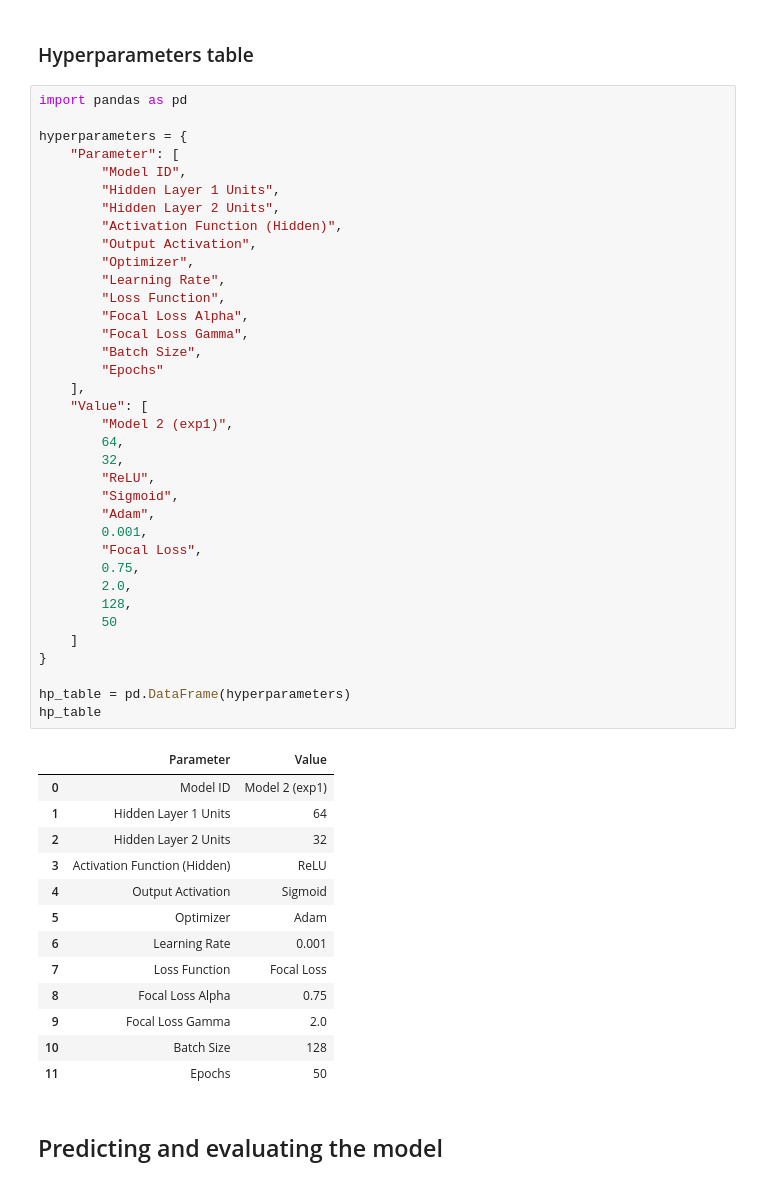
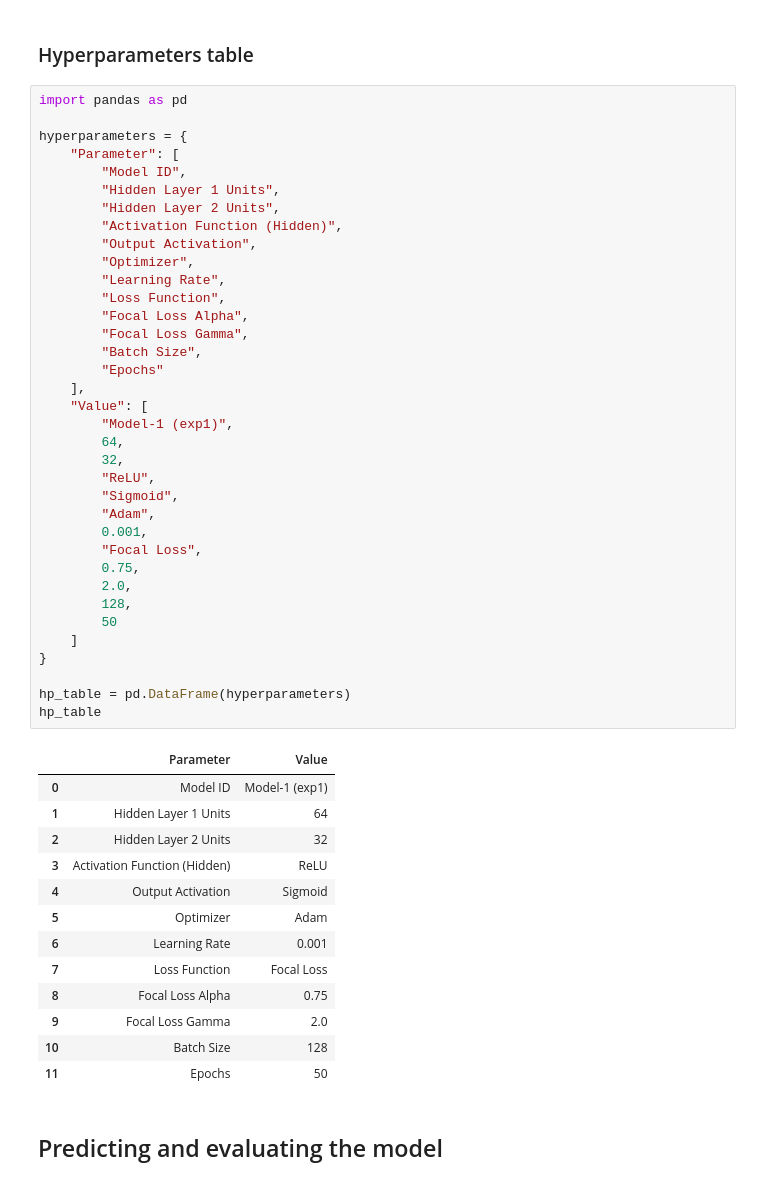
Before and after one commit to mniabedii/AI-FinalProject-5thG, a Jupyter notebook: notebooks/experiments/model-1/churn_model_1_exp_1.ipynb, the cells around one changed output. Cells and saved outputs as stored; diff of their text form.

```diff
--- a/notebooks/experiments/model-1/churn_model_1_exp_1.ipynb
+++ b/notebooks/experiments/model-1/churn_model_1_exp_1.ipynb
@@ -286,35 +286,35 @@ hyperparameters = {
         "Hidden Layer 2 Units",
         "Activation Function (Hidden)",
         "Output Activation",
         "Optimizer",
         "Learning Rate",
         "Loss Function",
         "Focal Loss Alpha",
         "Focal Loss Gamma",
         "Batch Size",
         "Epochs"
     ],
     "Value": [
-        "Model 2 (exp1)",
+        "Model-1 (exp1)",
         64,
         32,
         "ReLU",
         "Sigmoid",
         "Adam",
         0.001,
         "Focal Loss",
         0.75,
         2.0,
         128,
         50
     ]
 }
 
 hp_table = pd.DataFrame(hyperparameters)
 hp_table
 # %% [output]
 |  | Parameter | Value |
-| 0 | Model ID | Model 2 (exp1) |
+| 0 | Model ID | Model-1 (exp1) |
 | 1 | Hidden Layer 1 Units | 64 |
 | 2 | Hidden Layer 2 Units | 32 |
 | 3 | Activation Function (Hidden) | ReLU |
```
Also changed, not shown: 2 other files.
